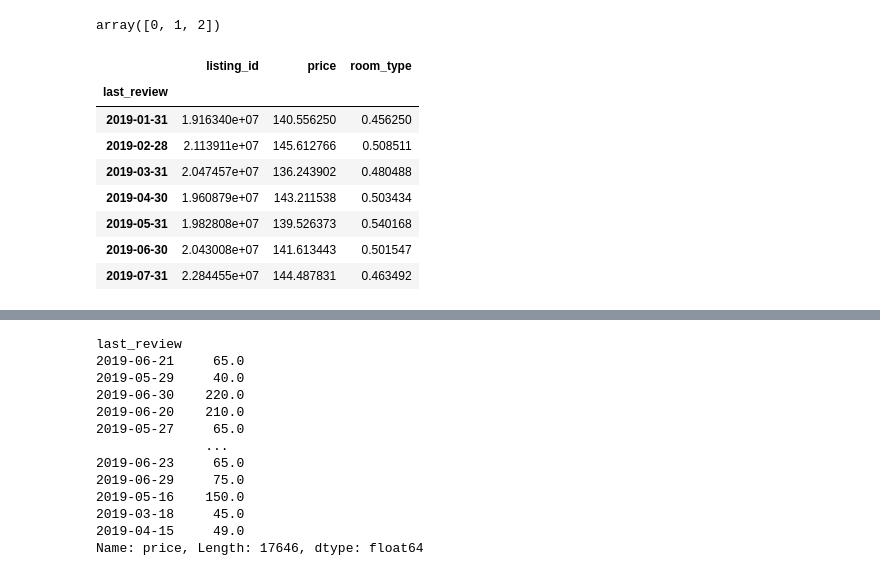
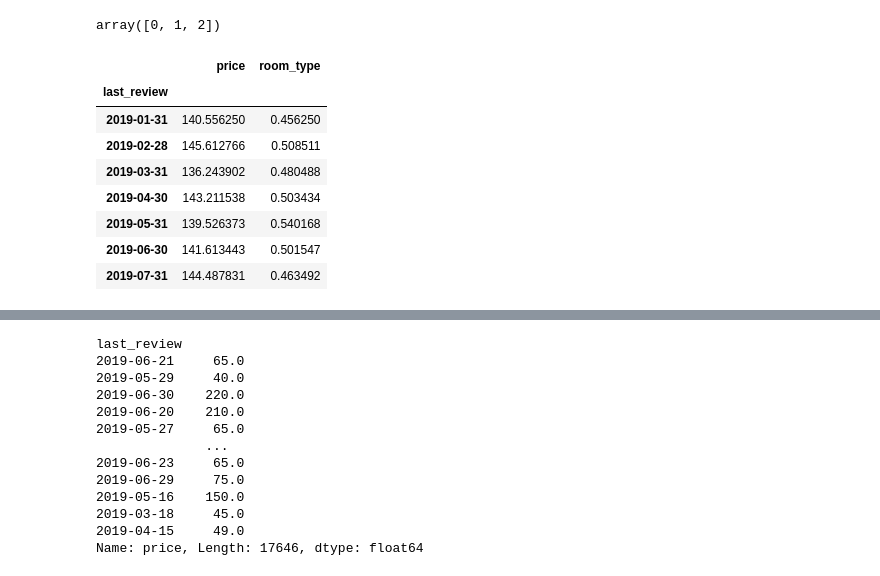
Before and after one commit to adhityahardy/Classification-New-York-City-Airbnb-Market, a Jupyter notebook: AirBnB USA.ipynb, the cells around one changed output, grey strips where cells are left out. Cells and saved outputs as stored; diff of their text form; code cells hidden in the pictures.

```diff
--- a/AirBnB USA.ipynb
+++ b/AirBnB USA.ipynb
@@ -259,15 +259,15 @@ df.index = pd.to_datetime(df.last_review)
 # %%
 df_price = df.drop(['listing_id'], axis=1)
 df_price['room_type'] = LabelEncoder().fit_transform(df['room_type'])
-df_price = df.resample('m').mean()
+df_price = df_price.resample('m').mean()
 df_price
 # %% [output]
-|  | listing_id | price | room_type |
-| last_review |  |  |  |
-| 2019-01-31 | 1.916340e+07 | 140.556250 | 0.456250 |
-| 2019-02-28 | 2.113911e+07 | 145.612766 | 0.508511 |
-| 2019-03-31 | 2.047457e+07 | 136.243902 | 0.480488 |
-| 2019-04-30 | 1.960879e+07 | 143.211538 | 0.503434 |
-| 2019-05-31 | 1.982808e+07 | 139.526373 | 0.540168 |
-| 2019-06-30 | 2.043008e+07 | 141.613443 | 0.501547 |
-| 2019-07-31 | 2.284455e+07 | 144.487831 | 0.463492 |
+|  | price | room_type |
+| last_review |  |  |
+| 2019-01-31 | 140.556250 | 0.456250 |
+| 2019-02-28 | 145.612766 | 0.508511 |
+| 2019-03-31 | 136.243902 | 0.480488 |
+| 2019-04-30 | 143.211538 | 0.503434 |
+| 2019-05-31 | 139.526373 | 0.540168 |
+| 2019-06-30 | 141.613443 | 0.501547 |
+| 2019-07-31 | 144.487831 | 0.463492 |
```
Also changed, not shown: parts of 31 cells of this notebook.
